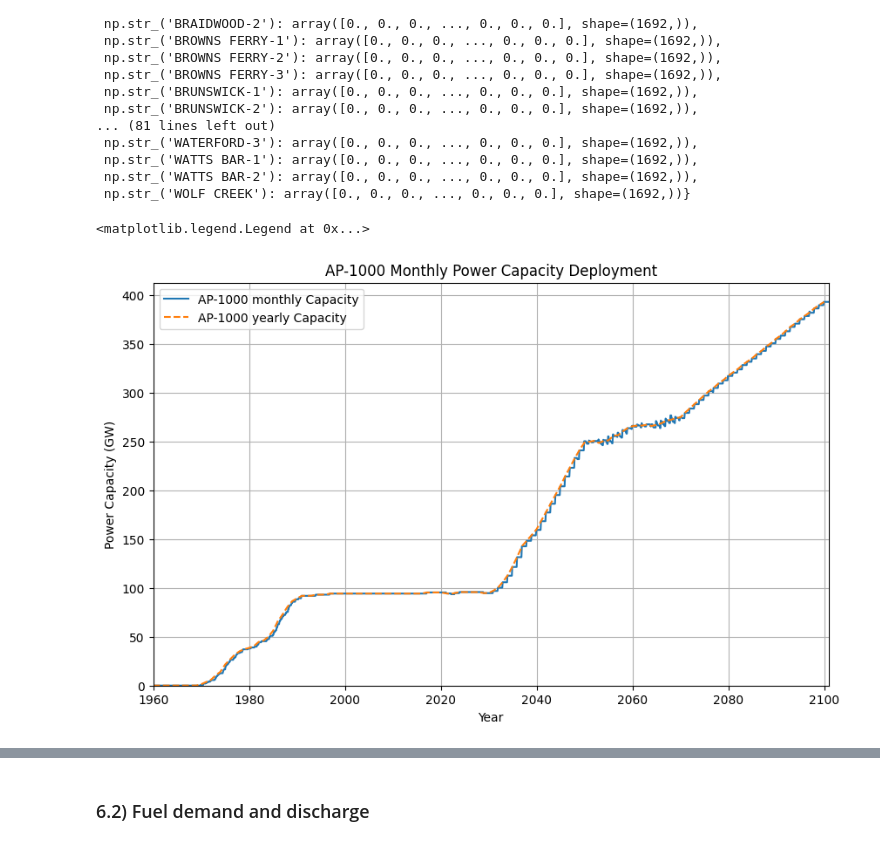
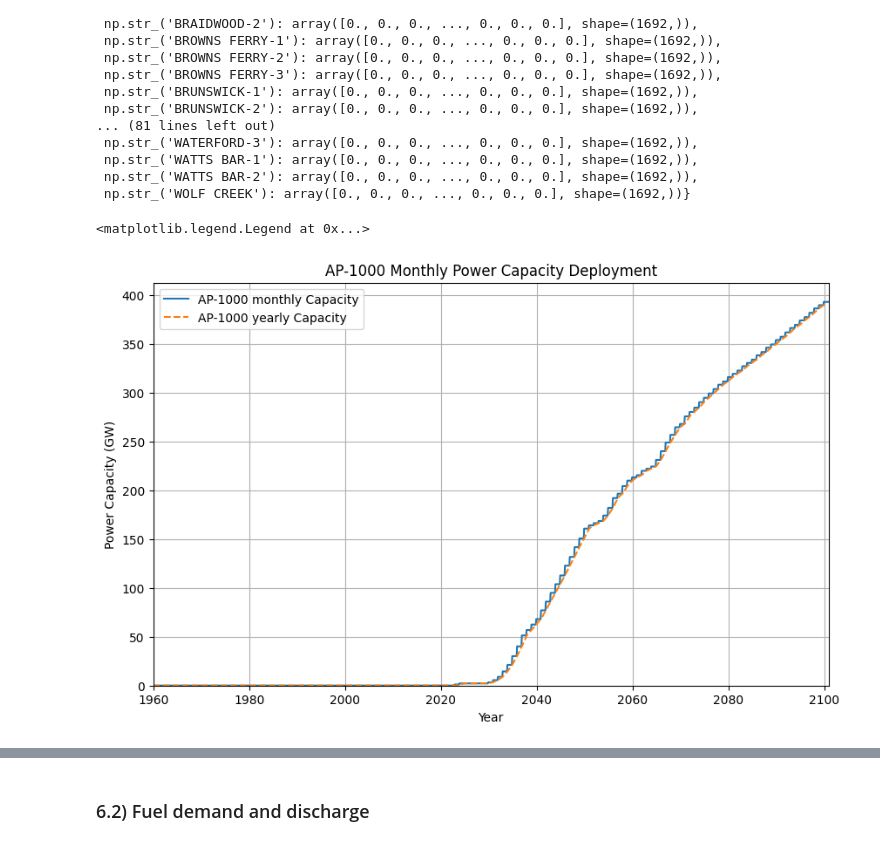
Before and after one commit to watts-dev/watts, a Jupyter notebook: examples/cyclus/demo_cyclus.ipynb, the cells around one changed output, grey strips where cells are left out. Saved outputs shown, nothing was run; the diff lists cells and outputs as text; code cells hidden in the pictures.

```diff
--- a/examples/cyclus/demo_cyclus.ipynb
+++ b/examples/cyclus/demo_cyclus.ipynb
@@ -227,22 +227,22 @@ cyclus.get_deployment_dict(yearly=False, return_sum=False) # If yearly=True, ret
  np.str_('WOLF CREEK'): array([0., 0., 0., ..., 0., 0., 0.], shape=(1692,))}
 # %%
 # Just for AP-1000 reactors, plot the monthly/yearly capacity deployment
-ap1000_monthly_capacity = cyclus.get_deployment_dict(prototypes=AP1000_prototypes, yearly=False, return_sum=True)
-ap1000_yearly_capacity = cyclus.get_deployment_dict(prototypes=AP1000_prototypes, yearly=True, return_sum=True)
+ap1000_monthly_capacity = cyclus.get_deployed_capacity(prototypes=AP1000_prototypes, yearly=False, return_sum=True)
+ap1000_yearly_capacity = cyclus.get_deployed_capacity(prototypes=AP1000_prototypes, yearly=True, return_sum=True)
 
 plt.figure(figsize=(10, 6))
 plt.plot(cyclus.years, ap1000_monthly_capacity, label='AP-1000 monthly Capacity')
 plt.plot(cyclus_years, ap1000_yearly_capacity, label='AP-1000 yearly Capacity', linestyle='--')
 plt.xlabel('Year')
 plt.ylabel('Power Capacity (GW)')
 plt.title('AP-1000 Monthly Power Capacity Deployment')
 plt.grid()
 plt.xlim(cyclus.years[0], cyclus.years[-1])
 plt.ylim(0)
 plt.legend()
 # %% [output]
 <matplotlib.legend.Legend at 0x...>
-[figure, old version]
+[figure, new version]
 # %%
 # We can also easily aggregate the yearly capacities by reactor types and plot them (and add the total capacity evolution)
 # Focus on years >= min_year
```
Also changed, not shown: parts of 5 cells of this notebook.
